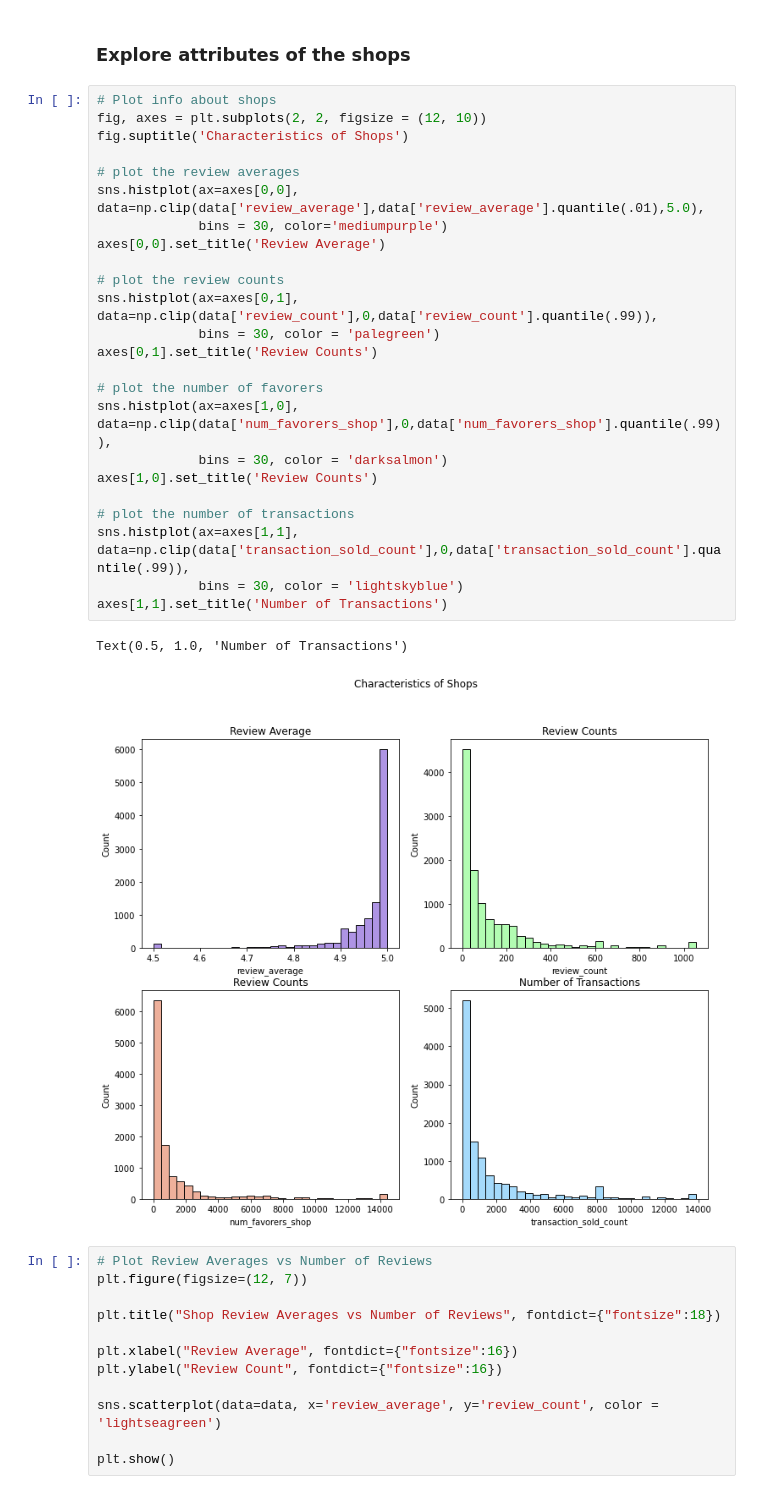
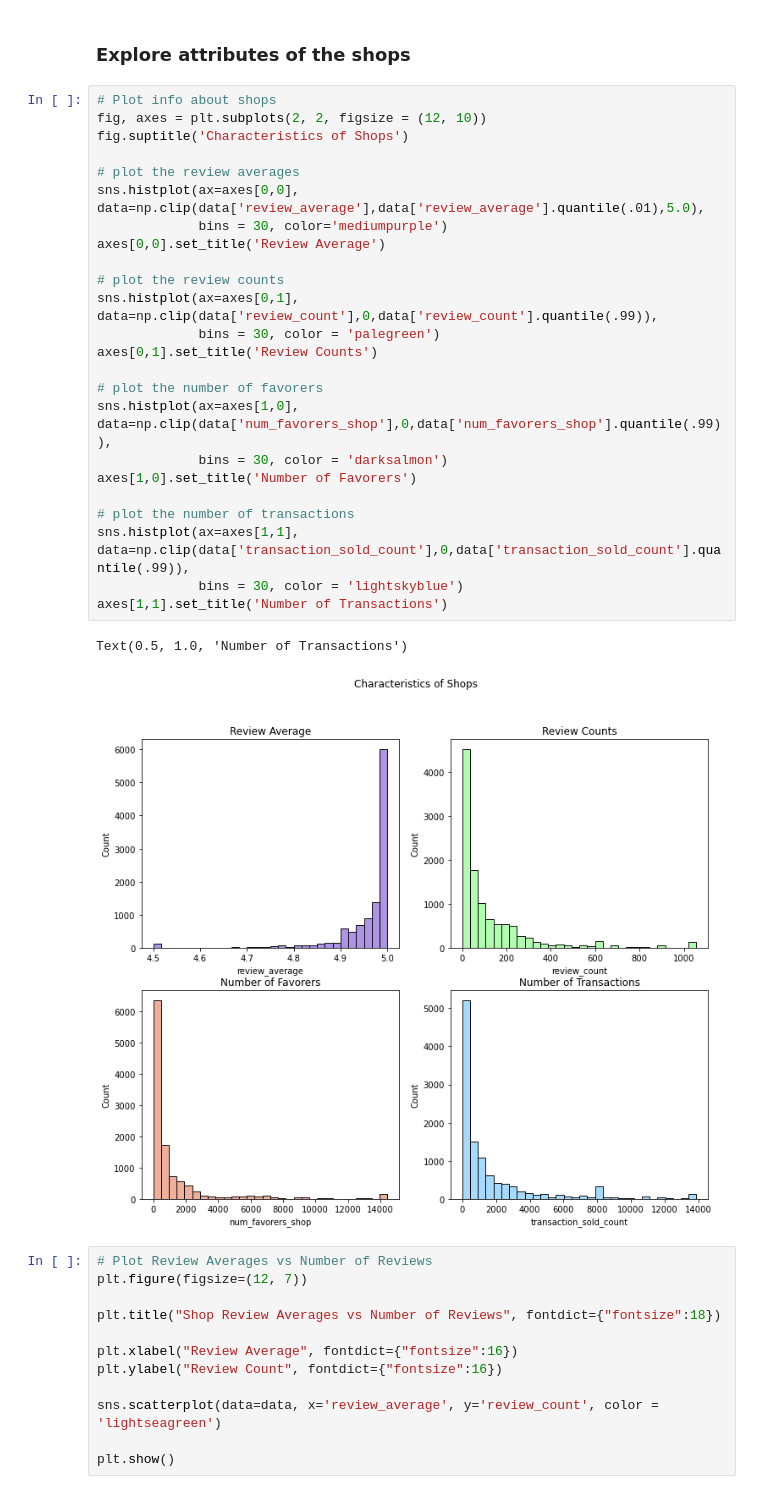
Before and after one commit to torisatori/etsy-pottery, a Jupyter notebook: Data Preprocessing Visualization Exploration.ipynb, the cells around one changed output. Cells and saved outputs as stored; diff of their text form.

```diff
--- a/Data Preprocessing Visualization Exploration.ipynb
+++ b/Data Preprocessing Visualization Exploration.ipynb
@@ -98,30 +98,30 @@ data.to_csv('data/' + name + 'clean.csv')
 # %%
 # Plot info about shops
 fig, axes = plt.subplots(2, 2, figsize = (12, 10))
 fig.suptitle('Characteristics of Shops')
 
 # plot the review averages
 sns.histplot(ax=axes[0,0], data=np.clip(data['review_average'],data['review_average'].quantile(.01),5.0),
              bins = 30, color='mediumpurple')
 axes[0,0].set_title('Review Average')
 
 # plot the review counts
 sns.histplot(ax=axes[0,1], data=np.clip(data['review_count'],0,data['review_count'].quantile(.99)),
              bins = 30, color = 'palegreen')
 axes[0,1].set_title('Review Counts')
 
 # plot the number of favorers
 sns.histplot(ax=axes[1,0], data=np.clip(data['num_favorers_shop'],0,data['num_favorers_shop'].quantile(.99)),
              bins = 30, color = 'darksalmon')
-axes[1,0].set_title('Review Counts')
+axes[1,0].set_title('Number of Favorers')
 
 # plot the number of transactions
 sns.histplot(ax=axes[1,1], data=np.clip(data['transaction_sold_count'],0,data['transaction_sold_count'].quantile(.99)),
              bins = 30, color = 'lightskyblue')
 axes[1,1].set_title('Number of Transactions')
 # %% [output]
 Text(0.5, 1.0, 'Number of Transactions')
-[figure, old version]
+[figure, new version]
 # %%
 # Plot Review Averages vs Number of Reviews
 plt.figure(figsize=(12, 7))
```
Also changed, not shown: parts of 7 cells of this notebook, 2 other files.
